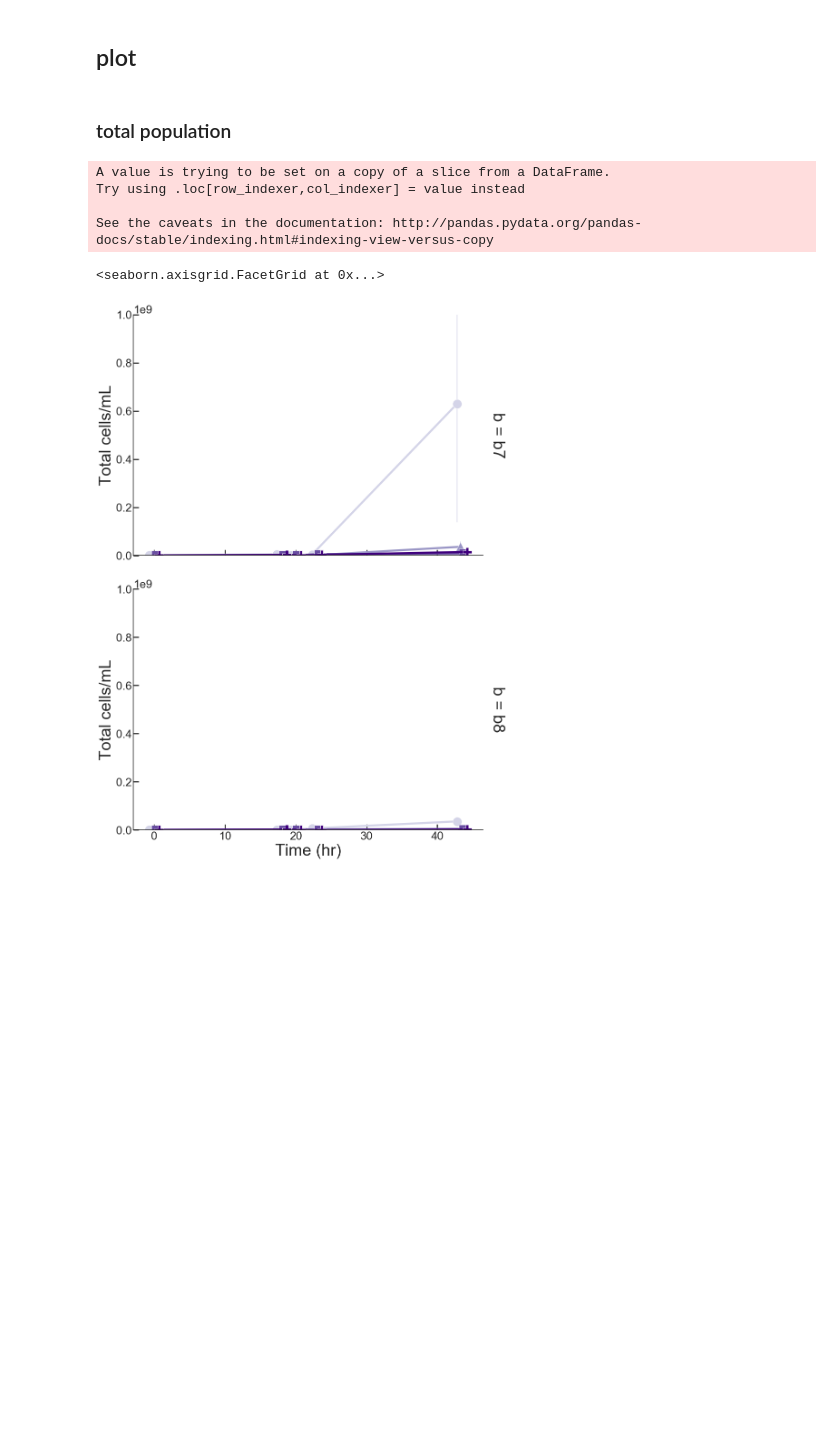
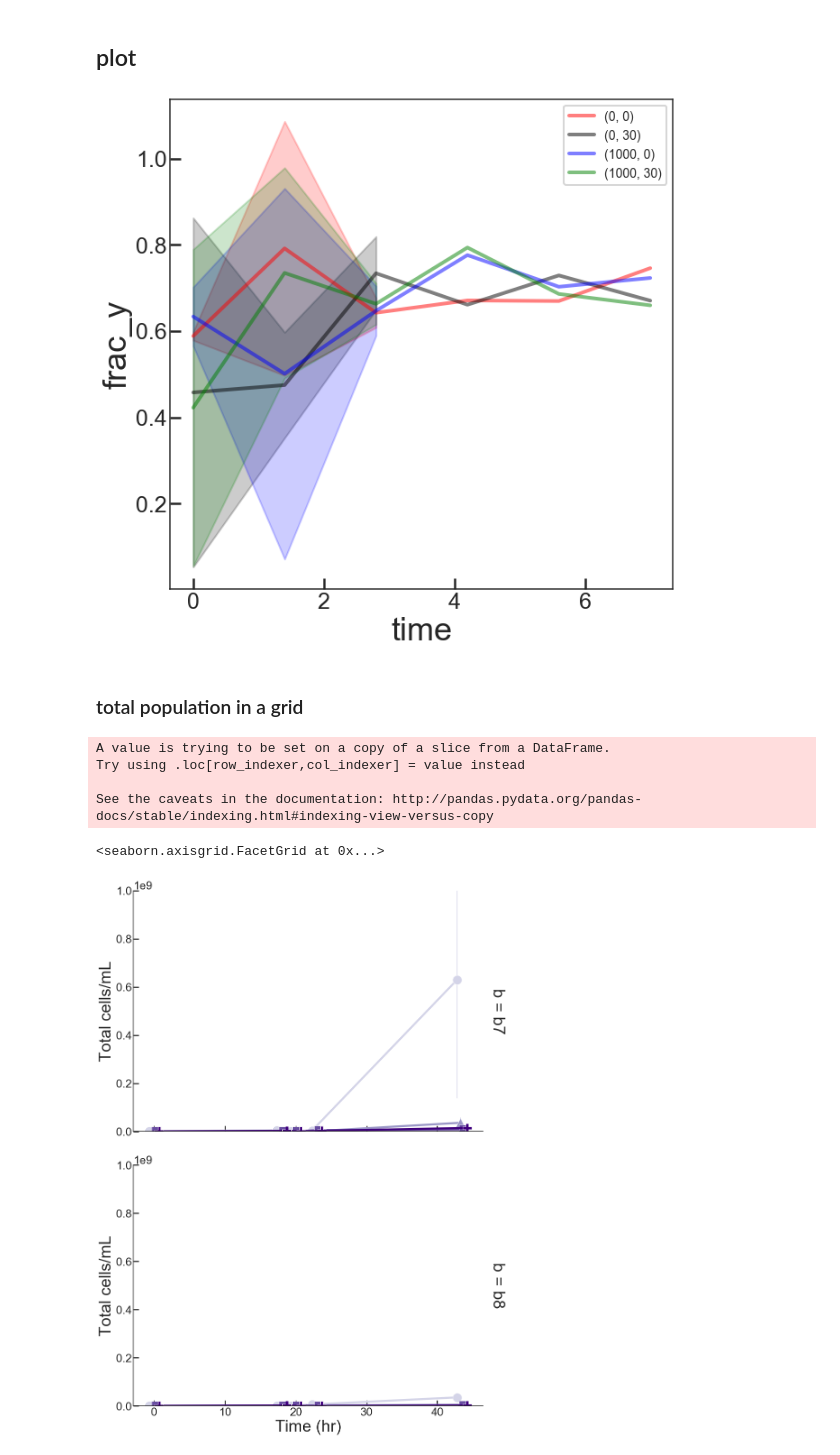
Before and after one commit to geezerbriefs/xpspython, a Jupyter notebook: cfu/plot cfu data.ipynb, the cells around one changed output. Drawn from its saved outputs; the diff is of its cells as text; code cells hidden in the pictures; blank space fills up the shorter version.

```diff
--- a/cfu/plot cfu data.ipynb
+++ b/cfu/plot cfu data.ipynb
@@ -71,9 +73,3 @@ df.head()
-# %%
-#to improve resolution at dilution, move t=18.001 to t=19
-
-re = np.unique(df['time'])[2]
-
-df['time'] = df['time'].replace(re, 20)
 # %% [markdown]
 ## plot
 # %%
@@ -95,16 +95,22 @@ g2 = df['time'] > 18
 # %%
 ###get/create relevant info for color mapping
 
-#what are the unique inducer conditions you want to make diff colors
-ind_concs = np.unique(df['iptg'])
+#enumerate subconditions
+inducers = ['iptg', 'sal']
+g = [np.unique(df[ind]) for ind in inducers]
+
+
+conds = list(itertools.product(g[0], g[1]))
+
+
 
 #generate numbers for jitter
-nums = np.linspace(-0.7, 0.7, len(ind_concs))
-jit = {conc : num for conc,num in zip(ind_concs,nums)}
+nums = np.linspace(-0.7, 0.7, len(conds))
+jit = {conc : num for conc,num in zip(conds,nums)}
 
 #create a list of values from x-->1 of same length as unique inducer concs
 #this gets fed to the cmap to get rgb colors
-mapping_list = np.linspace(0.275,1,len(ind_concs))
+mapping_list = np.linspace(0.275,1,len(conds))
 
 ###get some colors that cover all the inducer conditions
 
@@ -119,9 +125,26 @@ clist = {k : [cmap(x) for x in mapping_list] for (k,cmap) in cmaps.items()}
 
 
 #create the palette dictionary for the facegrid function
-pal = {k : {conc:color for conc,color in zip(ind_concs, rgb_tuples)} for (k, rgb_tuples) in clist.items()}
+pal = {k : {conc:color for conc,color in zip(conds, rgb_tuples)} for (k, rgb_tuples) in clist.items()}
+# %%
+#create plot(s)
+fig, ax = plt.subplots(figsize=(10,10))
+
+for cond in conds:
+
+    ii = (df['iptg'] == cond[0]) & (df['sal'] == cond[1])
+
+    d = df.loc[ii]
+
+    sns.lineplot(x="time", y="frac_y", data=d, ci='sd',
+                 lw=4, alpha=0.5,
+                 label=cond, ax=ax)
+
+# ax.set_yscale('log')
+# %% [output]
+[figure, added]
 # %% [markdown]
-### total population
+### total population in a grid
 # %%
 def custom_pal_lineplot (x, y, **kwargs):
 
```
Also changed, not shown: parts of 4 cells of this notebook, 6 other files.
